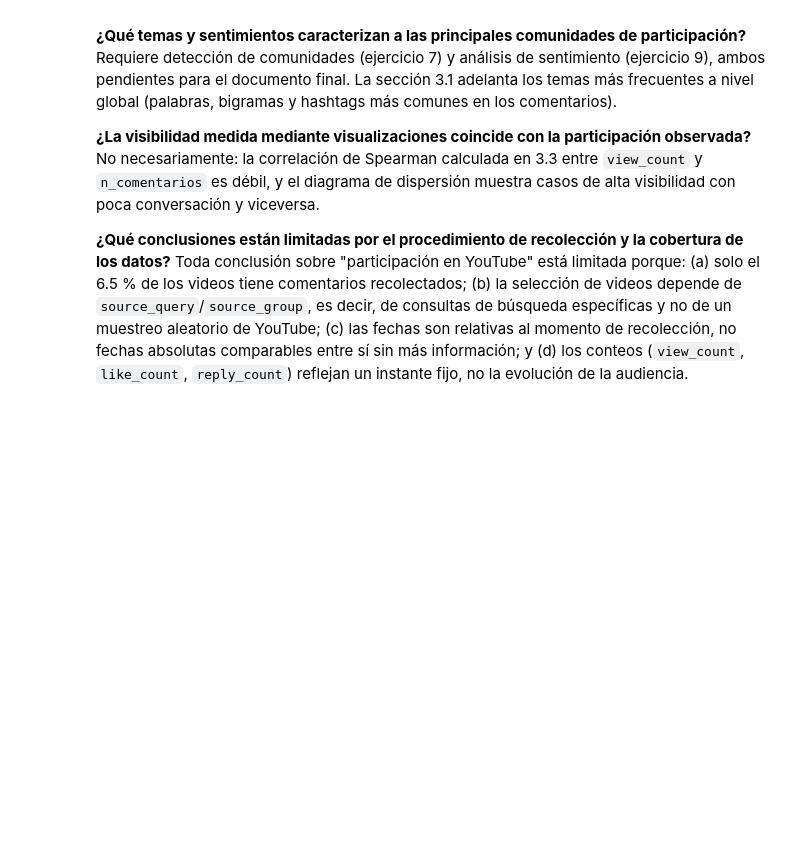
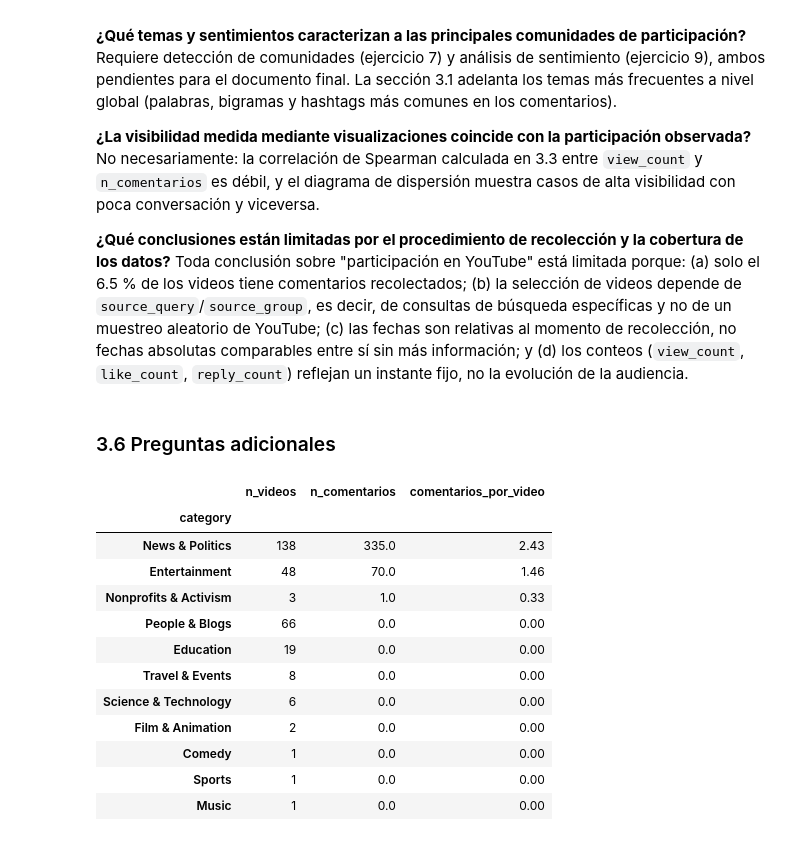
Before and after one commit to DavidDominguez-11/DS-Lab1, a Jupyter notebook: Laboratorio_6.ipynb, the cells around one changed output. Cells and saved outputs as stored; diff of their text form; code cells hidden in the pictures; blank space fills up the shorter version.

Commit message:
Agregar preguntas adicionales del analisis exploratorio

```diff
--- a/Laboratorio_6.ipynb
+++ b/Laboratorio_6.ipynb
@@ -969,3 +969,34 @@ fechas son relativas al momento de recolección, no fechas absolutas
 comparables entre sí sin más información; y (d) los conteos (`view_count`,
 `like_count`, `reply_count`) reflejan un instante fijo, no la evolución de la
 audiencia.
+# %% [markdown]
+### 3.6 Preguntas adicionales
+# %%
+# Pregunta adicional 1: ¿qué categorías editoriales concentran más comentarios,
+# relativo a cuántos videos tienen en el dataset?
+cat_videos = videos["category"].value_counts().rename("n_videos")
+cat_comentarios = (
+    comments.merge(videos[["video_id", "category"]], on="video_id")
+    .groupby("category")
+    .size()
+    .rename("n_comentarios")
+)
+tabla_categoria = pd.concat([cat_videos, cat_comentarios], axis=1).fillna(0)
+tabla_categoria["comentarios_por_video"] = (
+    tabla_categoria["n_comentarios"] / tabla_categoria["n_videos"]
+).round(2)
+tabla_categoria.sort_values("comentarios_por_video", ascending=False)
+# %% [output]
+|  | n_videos | n_comentarios | comentarios_por_video |
+| category |  |  |  |
+| News & Politics | 138 | 335.0 | 2.43 |
+| Entertainment | 48 | 70.0 | 1.46 |
+| Nonprofits & Activism | 3 | 1.0 | 0.33 |
+| People & Blogs | 66 | 0.0 | 0.00 |
+| Education | 19 | 0.0 | 0.00 |
+| Travel & Events | 8 | 0.0 | 0.00 |
+| Science & Technology | 6 | 0.0 | 0.00 |
+| Film & Animation | 2 | 0.0 | 0.00 |
+| Comedy | 1 | 0.0 | 0.00 |
+| Sports | 1 | 0.0 | 0.00 |
+| Music | 1 | 0.0 | 0.00 |
```
Also changed, not shown: parts of 5 cells of this notebook.
